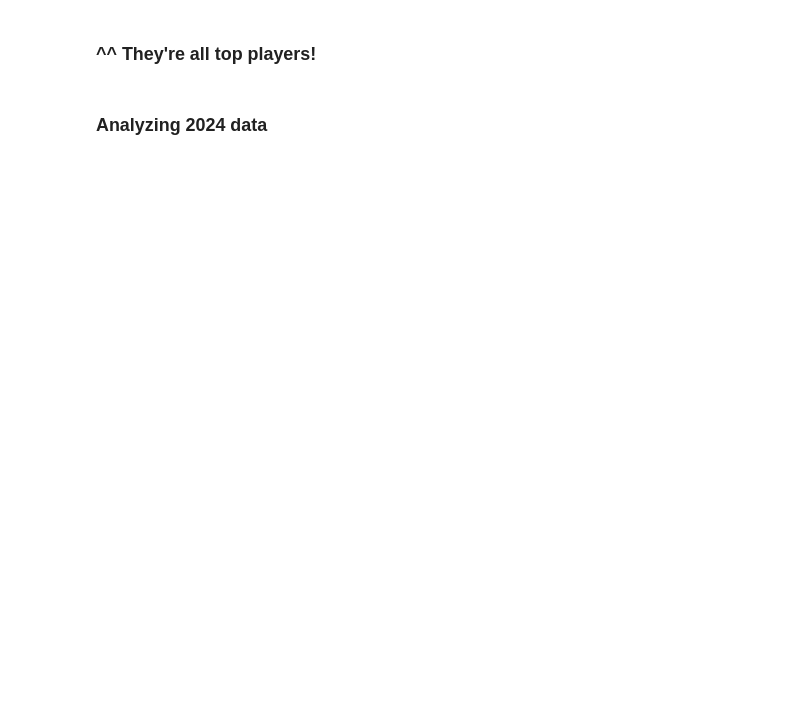
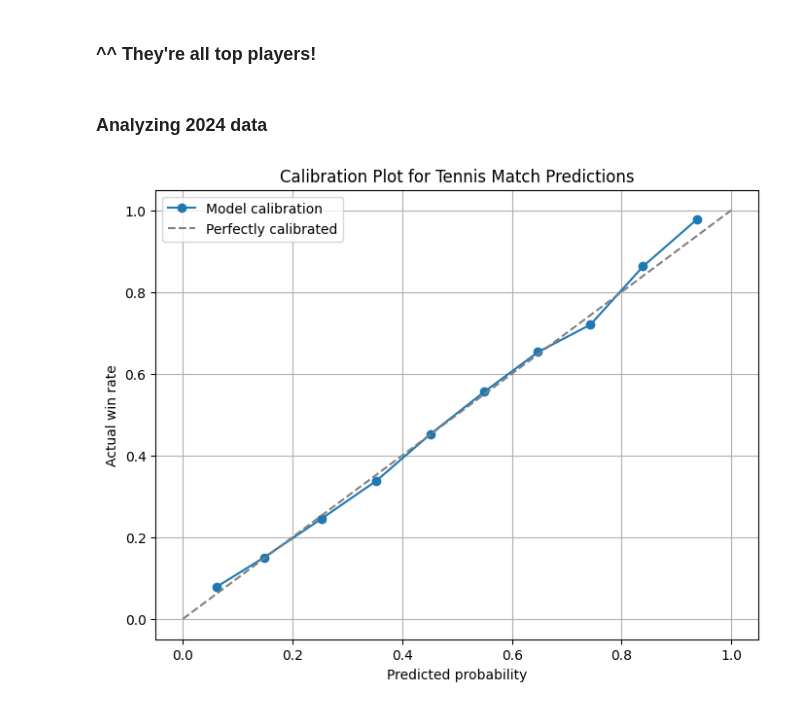
Before and after one commit to hazel-gandhi/tennis-regression, a Jupyter notebook: analysis-new-model.ipynb, the cells around one changed output. Cells and saved outputs as stored; diff of their text form; code cells hidden in the pictures; blank space fills up the shorter version.

```diff
--- a/analysis-new-model.ipynb
+++ b/analysis-new-model.ipynb
@@ -287,3 +161,31 @@ ggplot(long_match_wins, aes(x = reorder(player, wins), y = wins)) +
 ### ^^ They're all top players!
 # %% [markdown]
 ### Analyzing 2024 data
+# %%
+import numpy as np
+import pandas as pd
+import matplotlib.pyplot as plt
+from sklearn.calibration import calibration_curve
+
+# Assuming your DataFrame is called df
+# If not, replace 'df' with your actual DataFrame variable
+
+# 1. Get predicted probabilities and actual outcomes
+y_true = df['player_A_win']
+y_prob = df['predict_proba_R']
+
+# 2. Compute calibration curve
+prob_true, prob_pred = calibration_curve(y_true, y_prob, n_bins=10, strategy='uniform')
+
+# 3. Plot calibration curve
+plt.figure(figsize=(8, 6))
+plt.plot(prob_pred, prob_true, marker='o', label='Model calibration')
+plt.plot([0, 1], [0, 1], linestyle='--', color='gray', label='Perfectly calibrated')
+plt.xlabel('Predicted probability')
+plt.ylabel('Actual win rate')
+plt.title('Calibration Plot for Tennis Match Predictions')
+plt.legend()
+plt.grid(True)
+plt.show()
+# %% [output]
+[figure, added]
```
Also changed, not shown: parts of 22 cells of this notebook, 6 other files.
